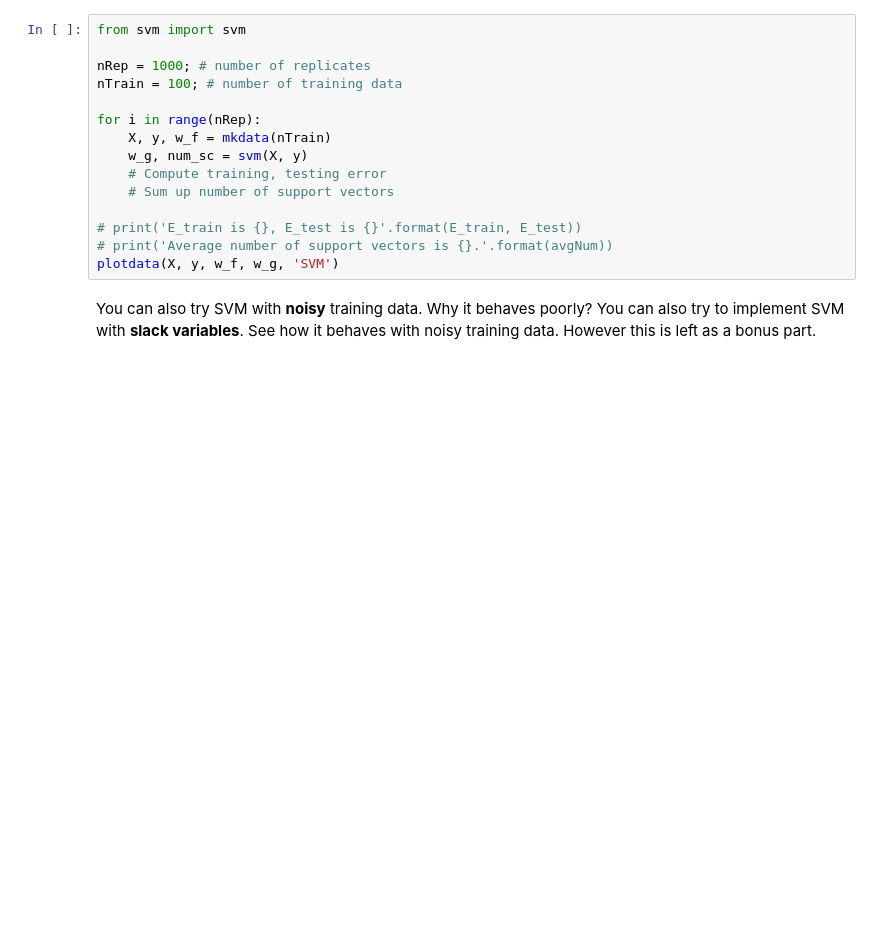
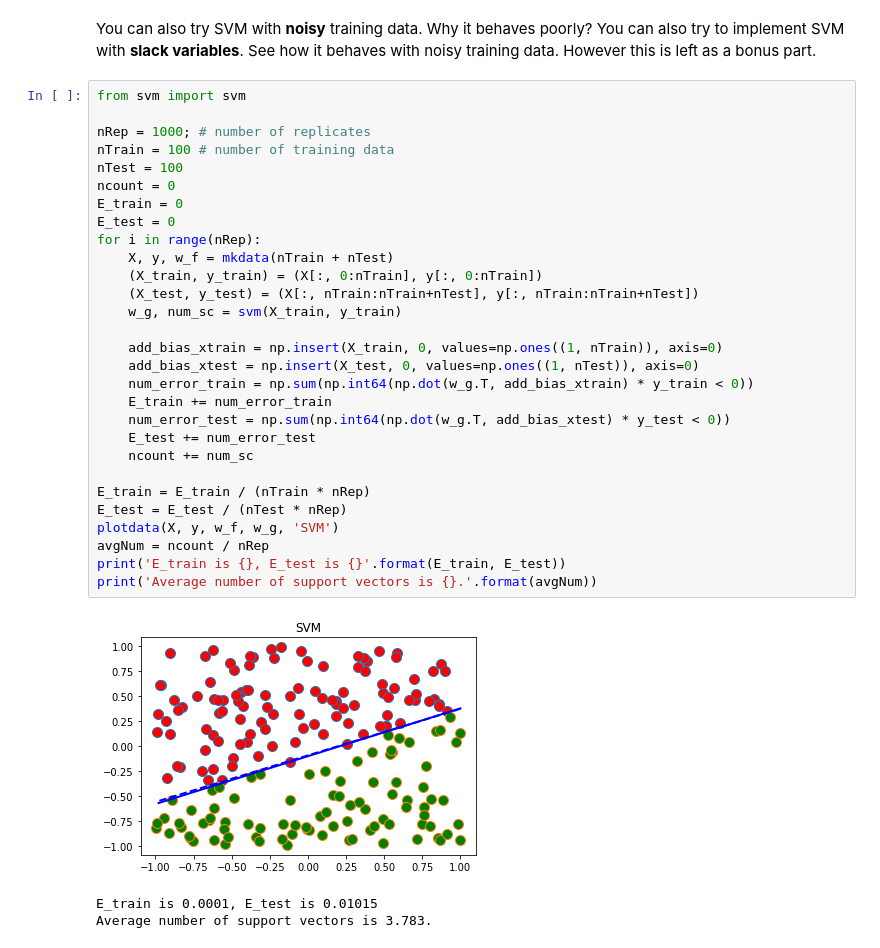
Before and after one commit to MySuperSoul/DM, a Jupyter notebook: assignment/hw2/dm2019summer_hw2/linear-models/run.ipynb, the cells around one changed output. Drawn from its saved outputs; the diff is of its cells as text; blank space fills up the shorter version.

```diff
--- a/assignment/hw2/dm2019summer_hw2/linear-models/run.ipynb
+++ b/assignment/hw2/dm2019summer_hw2/linear-models/run.ipynb
@@ -224,20 +259,38 @@ plotdata(X, y, w_f, w_g, 'Logistic Regression: noisy')
 # %% [markdown]
 ## Part8: SVM
-# %%
-from svm import svm
-
-nRep = 1000; # number of replicates
-nTrain = 100; # number of training data
-
-for i in range(nRep):
-    X, y, w_f = mkdata(nTrain)
-    w_g, num_sc = svm(X, y)
-    # Compute training, testing error
-    # Sum up number of support vectors
-
-# print('E_train is {}, E_test is {}'.format(E_train, E_test))
-# print('Average number of support vectors is {}.'.format(avgNum))
-plotdata(X, y, w_f, w_g, 'SVM')
 # %% [markdown]
 You can also try SVM with **noisy** training data. Why it behaves poorly?
 You can also try to implement SVM with **slack variables**.  See how it behaves with noisy training data. However this is left as a bonus part.
+# %%
+from svm import svm
+
+nRep = 1000; # number of replicates
+nTrain = 100 # number of training data
+nTest = 100
+ncount = 0
+E_train = 0
+E_test = 0
+for i in range(nRep):
+    X, y, w_f = mkdata(nTrain + nTest)
+    (X_train, y_train) = (X[:, 0:nTrain], y[:, 0:nTrain])
+    (X_test, y_test) = (X[:, nTrain:nTrain+nTest], y[:, nTrain:nTrain+nTest])
+    w_g, num_sc = svm(X_train, y_train)
+
+    add_bias_xtrain = np.insert(X_train, 0, values=np.ones((1, nTrain)), axis=0)
+    add_bias_xtest = np.insert(X_test, 0, values=np.ones((1, nTest)), axis=0)
+    num_error_train = np.sum(np.int64(np.dot(w_g.T, add_bias_xtrain) * y_train < 0))
+    E_train += num_error_train
+    num_error_test = np.sum(np.int64(np.dot(w_g.T, add_bias_xtest) * y_test < 0))
+    E_test += num_error_test
+    ncount += num_sc
+
+E_train = E_train / (nTrain * nRep)
+E_test = E_test / (nTest * nRep)
+plotdata(X, y, w_f, w_g, 'SVM')
+avgNum = ncount / nRep
+print('E_train is {}, E_test is {}'.format(E_train, E_test))
+print('Average number of support vectors is {}.'.format(avgNum))
+# %% [output]
+[figure, added]
+E_train is 0.0001, E_test is 0.01015
+Average number of support vectors is 3.783.
```
Also changed, not shown: parts of 2 cells of this notebook, 12 other files.
